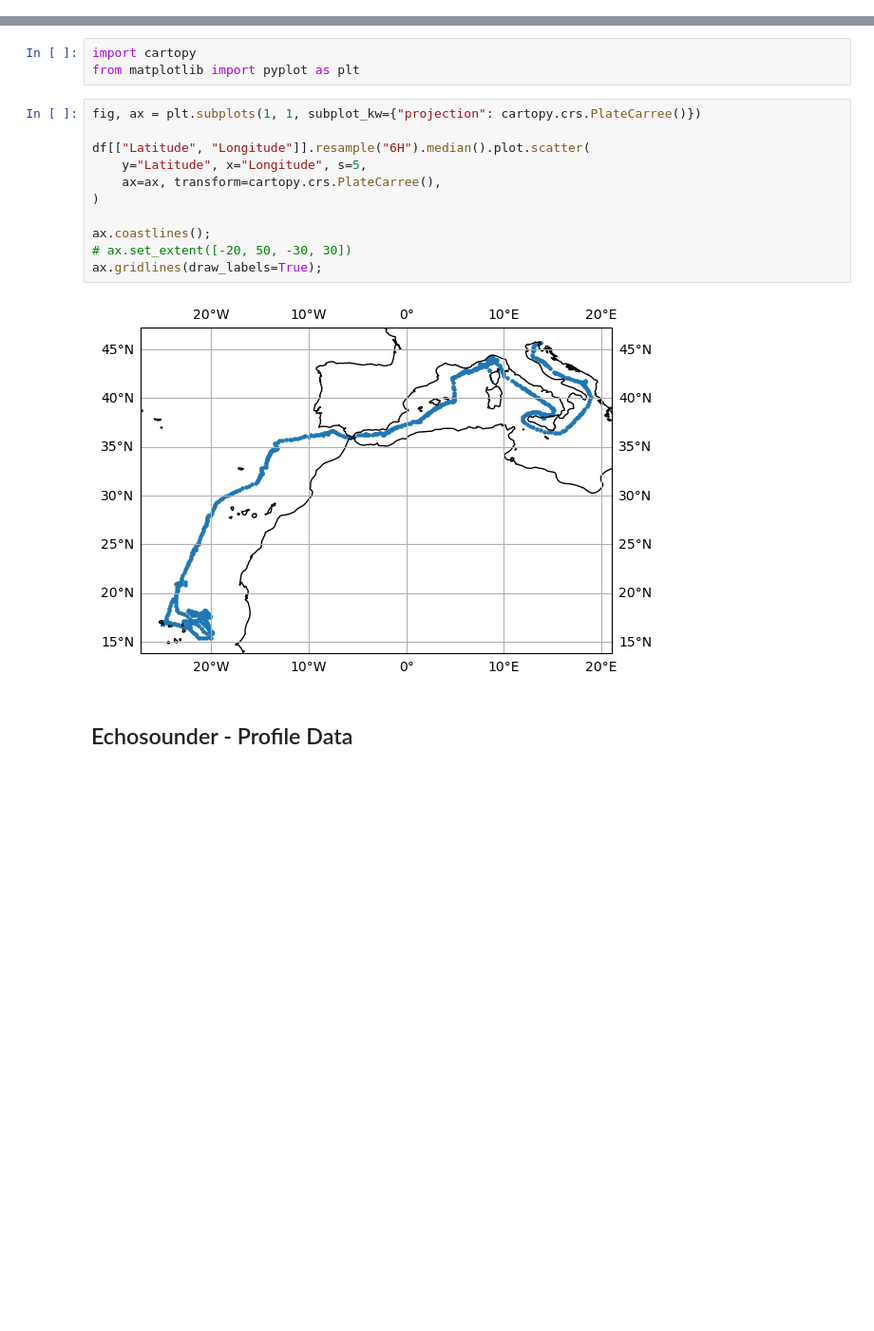
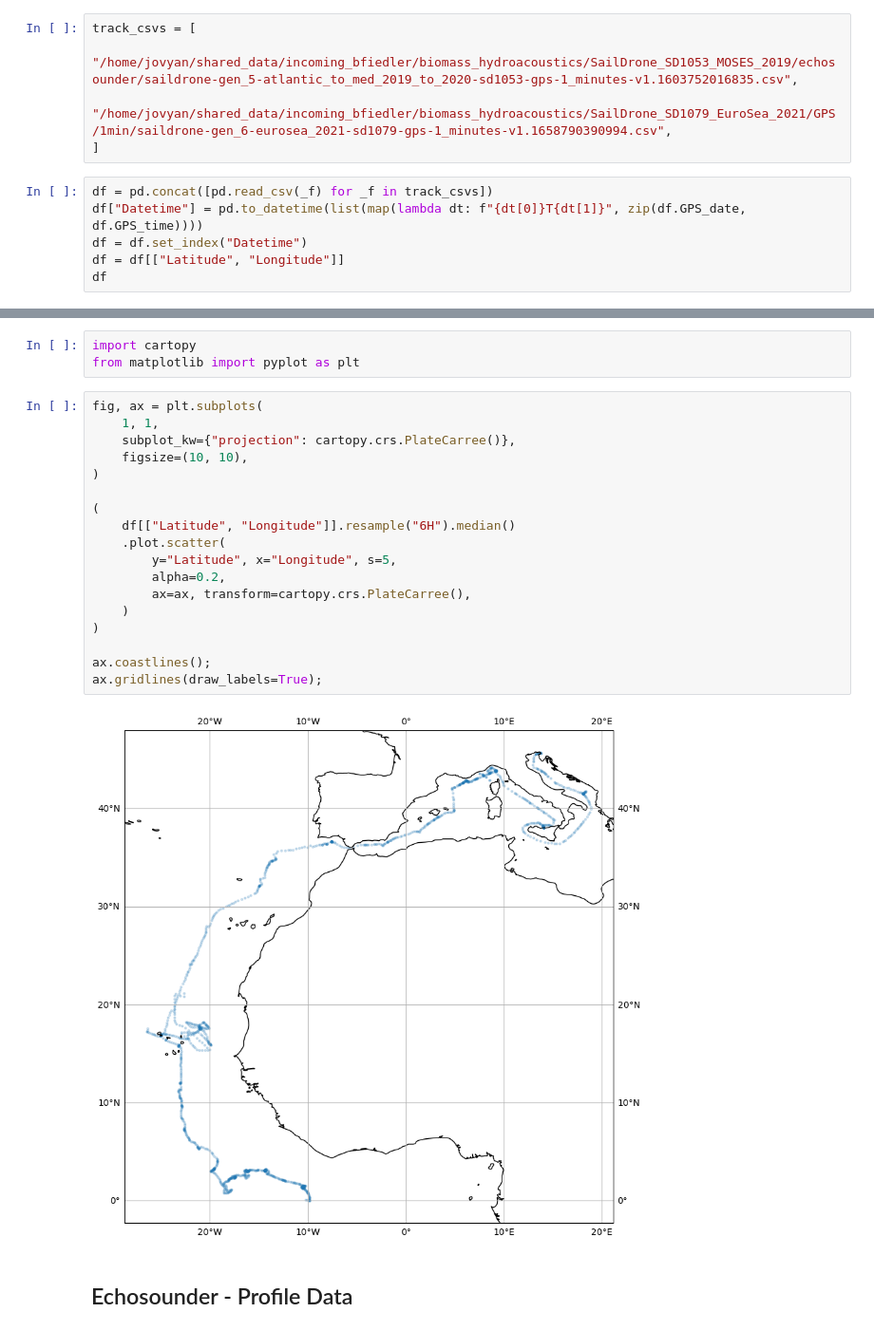
Before and after one commit to mardatade/2024_mardata_OSCM_challenge_2_firstlook, a Jupyter notebook: notebooks/firstlook/2024-02-19_saildrone_firstlook.ipynb, the cells around one changed output, grey strips where cells are left out. Shown at 95% size. Cells and saved outputs as stored; diff of their text form; blank space fills up the shorter version.

Commit message:
Add all echosounder tracks

```diff
--- a/notebooks/firstlook/2024-02-19_saildrone_firstlook.ipynb
+++ b/notebooks/firstlook/2024-02-19_saildrone_firstlook.ipynb
@@ -58,0 +37,11 @@ df
+# %%
+track_csvs = [
+    "/home/jovyan/shared_data/incoming_bfiedler/biomass_hydroacoustics/SailDrone_SD1053_MOSES_2019/echosounder/saildrone-gen_5-atlantic_to_med_2019_to_2020-sd1053-gps-1_minutes-v1.1603752016835.csv",
+    "/home/jovyan/shared_data/incoming_bfiedler/biomass_hydroacoustics/SailDrone_SD1079_EuroSea_2021/GPS/1min/saildrone-gen_6-eurosea_2021-sd1079-gps-1_minutes-v1.1658790390994.csv",
+]
+# %%
+df = pd.concat([pd.read_csv(_f) for _f in track_csvs])
+df["Datetime"] = pd.to_datetime(list(map(lambda dt: f"{dt[0]}T{dt[1]}", zip(df.GPS_date, df.GPS_time))))
+df = df.set_index("Datetime")
+df = df[["Latitude", "Longitude"]]
+df
@@ -60,18 +64,25 @@ df
 import cartopy
 from matplotlib import pyplot as plt
 # %%
-fig, ax = plt.subplots(1, 1, subplot_kw={"projection": cartopy.crs.PlateCarree()})
+fig, ax = plt.subplots(
+    1, 1,
+    subplot_kw={"projection": cartopy.crs.PlateCarree()},
+    figsize=(10, 10),
+)
 
-df[["Latitude", "Longitude"]].resample("6H").median().plot.scatter(
-    y="Latitude", x="Longitude", s=5,
-    ax=ax, transform=cartopy.crs.PlateCarree(),
+(
+    df[["Latitude", "Longitude"]].resample("6H").median()
+    .plot.scatter(
+        y="Latitude", x="Longitude", s=5,
+        alpha=0.2,
+        ax=ax, transform=cartopy.crs.PlateCarree(),
+    )
 )
 
 ax.coastlines();
-# ax.set_extent([-20, 50, -30, 30])
 ax.gridlines(draw_labels=True);
 # %% [output]
-[figure, old version]
+[figure, new version]
 # %% [markdown]
 ## Echosounder - Profile Data
 # %%
```
Also changed, not shown: parts of 8 cells of this notebook.
